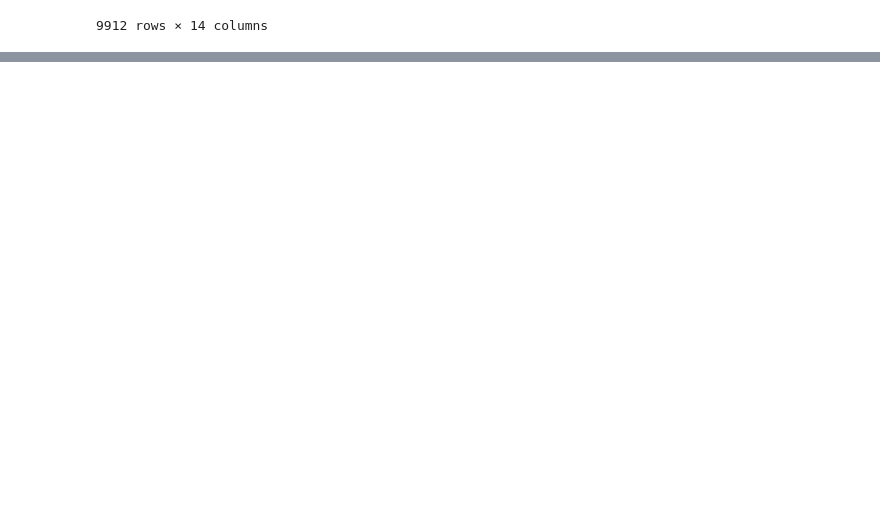
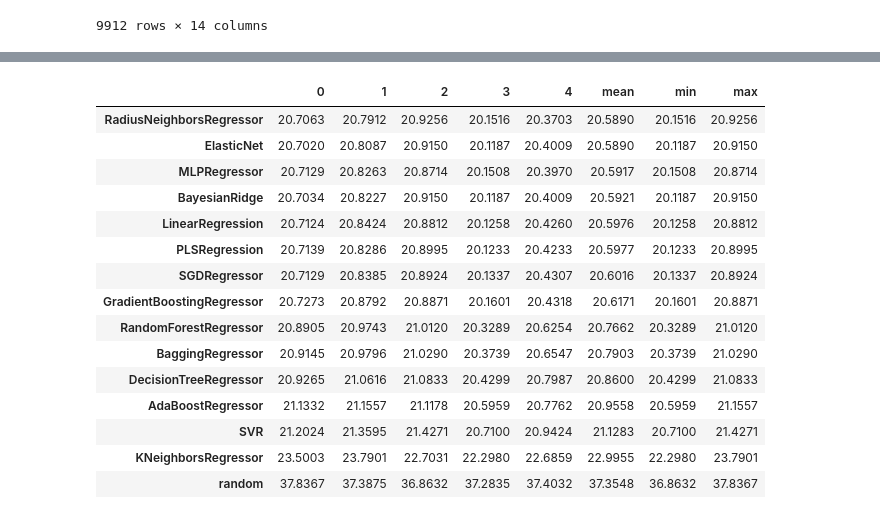
Before and after one commit to o-bollverk/automl-pawpularity, a Jupyter notebook: baseline.ipynb, the cells around one changed output, grey strips where cells are left out. Drawn from its saved outputs; the diff is of its cells as text; code cells hidden in the pictures; blank space fills up the shorter version.

```diff
--- a/baseline.ipynb
+++ b/baseline.ipynb
@@ -122,0 +133,19 @@ plt.show()
+# %%
+result.round(4)
+# %% [output]
+|  | 0 | 1 | 2 | 3 | 4 | mean | min | max |
+| RadiusNeighborsRegressor | 20.7063 | 20.7912 | 20.9256 | 20.1516 | 20.3703 | 20.5890 | 20.1516 | 20.9256 |
+| ElasticNet | 20.7020 | 20.8087 | 20.9150 | 20.1187 | 20.4009 | 20.5890 | 20.1187 | 20.9150 |
+| MLPRegressor | 20.7129 | 20.8263 | 20.8714 | 20.1508 | 20.3970 | 20.5917 | 20.1508 | 20.8714 |
+| BayesianRidge | 20.7034 | 20.8227 | 20.9150 | 20.1187 | 20.4009 | 20.5921 | 20.1187 | 20.9150 |
+| LinearRegression | 20.7124 | 20.8424 | 20.8812 | 20.1258 | 20.4260 | 20.5976 | 20.1258 | 20.8812 |
+| PLSRegression | 20.7139 | 20.8286 | 20.8995 | 20.1233 | 20.4233 | 20.5977 | 20.1233 | 20.8995 |
+| SGDRegressor | 20.7129 | 20.8385 | 20.8924 | 20.1337 | 20.4307 | 20.6016 | 20.1337 | 20.8924 |
+| GradientBoostingRegressor | 20.7273 | 20.8792 | 20.8871 | 20.1601 | 20.4318 | 20.6171 | 20.1601 | 20.8871 |
+| RandomForestRegressor | 20.8905 | 20.9743 | 21.0120 | 20.3289 | 20.6254 | 20.7662 | 20.3289 | 21.0120 |
+| BaggingRegressor | 20.9145 | 20.9796 | 21.0290 | 20.3739 | 20.6547 | 20.7903 | 20.3739 | 21.0290 |
+| DecisionTreeRegressor | 20.9265 | 21.0616 | 21.0833 | 20.4299 | 20.7987 | 20.8600 | 20.4299 | 21.0833 |
+| AdaBoostRegressor | 21.1332 | 21.1557 | 21.1178 | 20.5959 | 20.7762 | 20.9558 | 20.5959 | 21.1557 |
+| SVR | 21.2024 | 21.3595 | 21.4271 | 20.7100 | 20.9424 | 21.1283 | 20.7100 | 21.4271 |
+| KNeighborsRegressor | 23.5003 | 23.7901 | 22.7031 | 22.2980 | 22.6859 | 22.9955 | 22.2980 | 23.7901 |
+| random | 37.8367 | 37.3875 | 36.8632 | 37.2835 | 37.4032 | 37.3548 | 36.8632 | 37.8367 |
```
Also changed, not shown: parts of 21 cells of this notebook.
